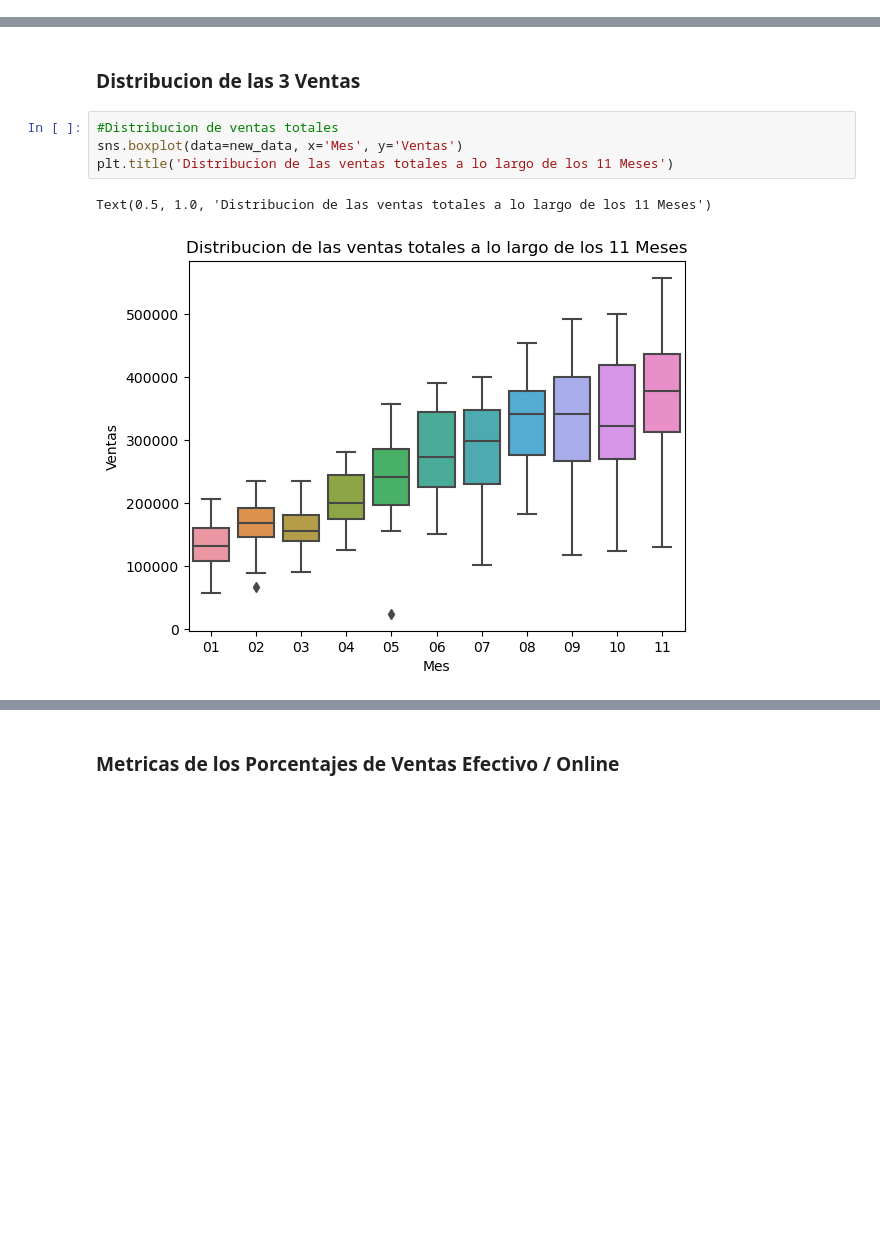
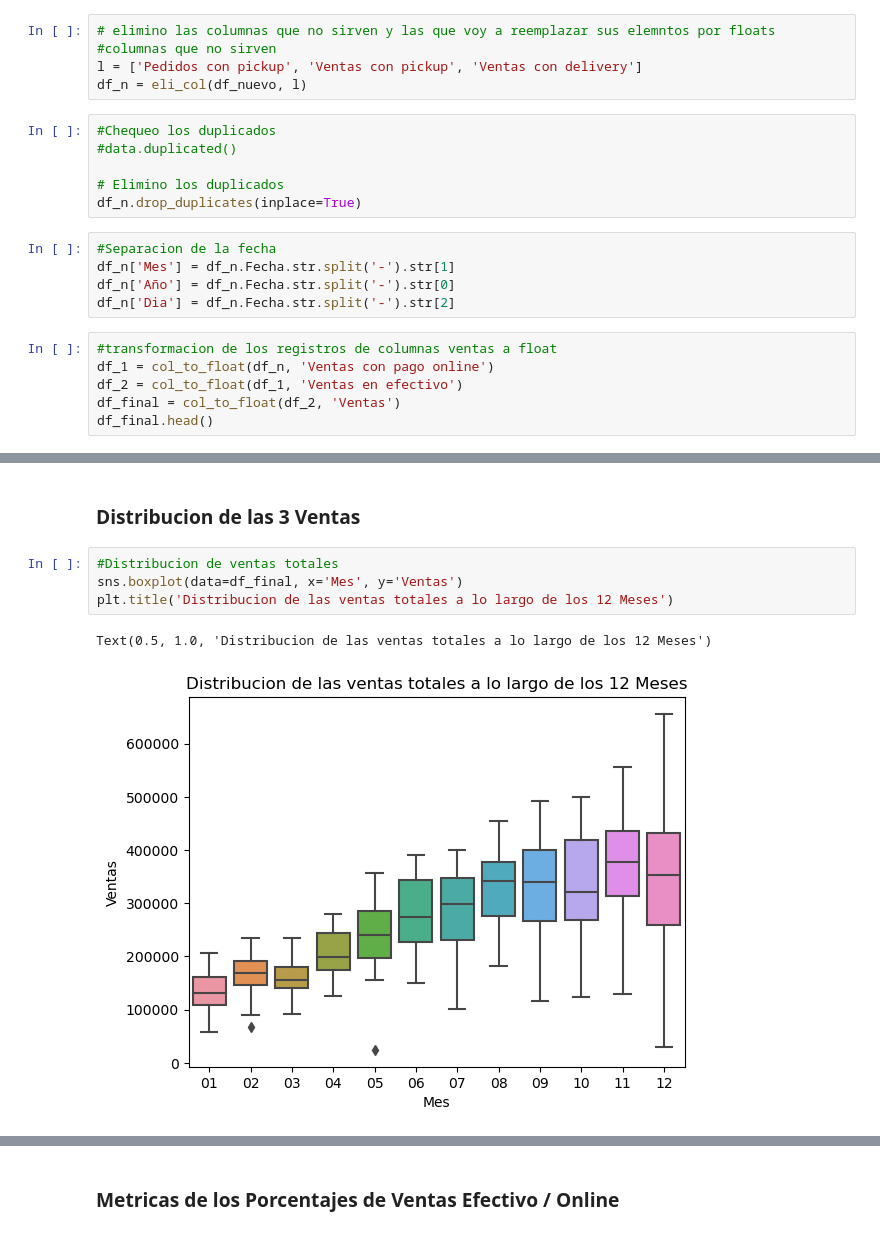
Before and after one commit to Gian1923/PedidosYa2022, a Jupyter notebook: Meses/Testeo.ipynb, the cells around one changed output, grey strips where cells are left out. Drawn from its saved outputs; the diff is of its cells as text; blank space fills up the shorter version.

```diff
--- a/Meses/Testeo.ipynb
+++ b/Meses/Testeo.ipynb
@@ -30,0 +77,22 @@ data.shape #(364, 10)
+# %%
+# elimino las columnas que no sirven y las que voy a reemplazar sus elemntos por floats
+#columnas que no sirven
+l = ['Pedidos con pickup', 'Ventas con pickup', 'Ventas con delivery']
+df_n = eli_col(df_nuevo, l)
+# %%
+#Chequeo los duplicados
+#data.duplicated()
+
+# Elimino los duplicados
+df_n.drop_duplicates(inplace=True)
+# %%
+#Separacion de la fecha
+df_n['Mes'] = df_n.Fecha.str.split('-').str[1]
+df_n['Año'] = df_n.Fecha.str.split('-').str[0]
+df_n['Dia'] = df_n.Fecha.str.split('-').str[2]
+# %%
+#transformacion de los registros de columnas ventas a float
+df_1 = col_to_float(df_n, 'Ventas con pago online')
+df_2 = col_to_float(df_1, 'Ventas en efectivo')
+df_final = col_to_float(df_2, 'Ventas')
+df_final.head()
@@ -201,10 +201,10 @@ new_data.groupby(by='Mes')[['Ventas en efectivo', 'Ventas con pago online']].sum
 ### Distribucion de las 3 Ventas
 # %%
 #Distribucion de ventas totales
-sns.boxplot(data=new_data, x='Mes', y='Ventas')
-plt.title('Distribucion de las ventas totales a lo largo de los 11 Meses')
+sns.boxplot(data=df_final, x='Mes', y='Ventas')
+plt.title('Distribucion de las ventas totales a lo largo de los 12 Meses')
 # %% [output]
-Text(0.5, 1.0, 'Distribucion de las ventas totales a lo largo de los 11 Meses')
+Text(0.5, 1.0, 'Distribucion de las ventas totales a lo largo de los 12 Meses')
-[figure, old version]
+[figure, new version]
 # %%
 #Ventas Con Pago Online
```
Also changed, not shown: parts of 56 cells of this notebook, 1 other file.
